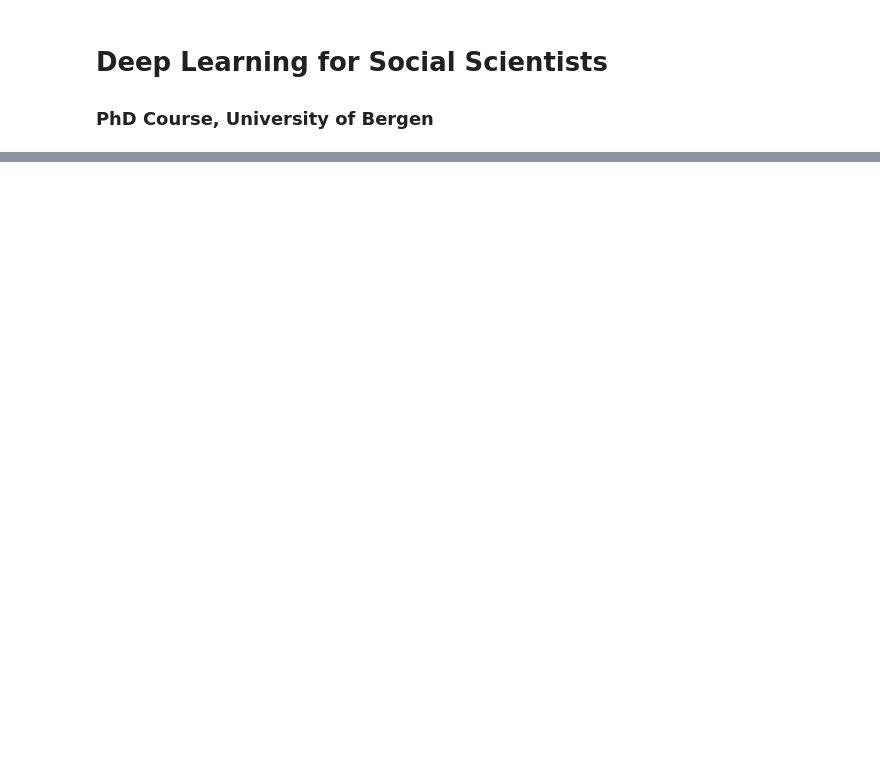
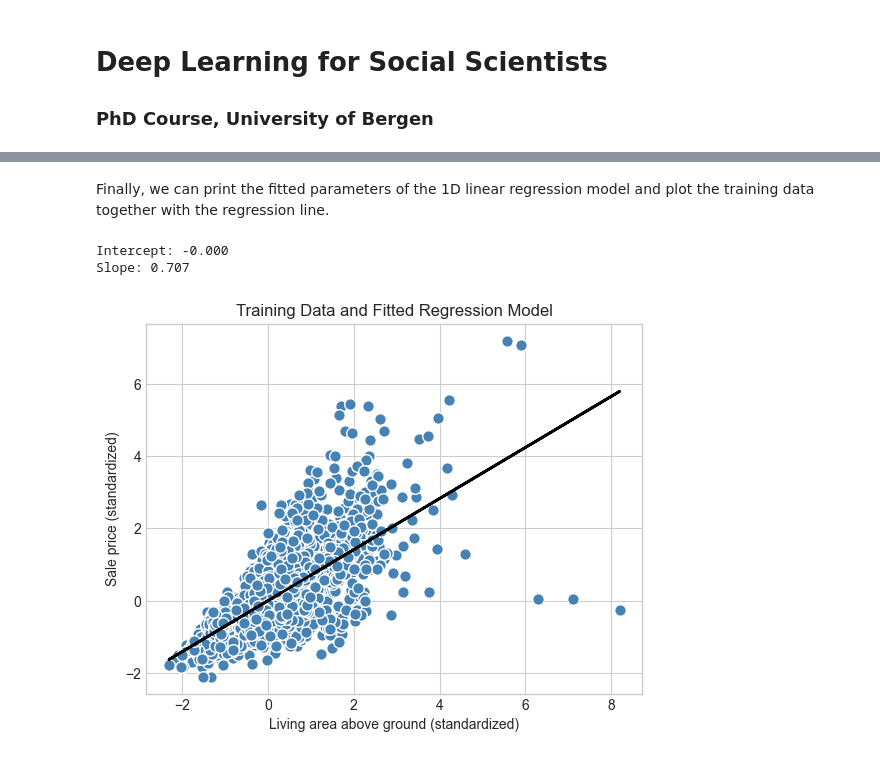
Before and after one commit to retowuest/uib-dl-2024, a Jupyter notebook: nb-1.ipynb, the cells around one changed output, grey strips where cells are left out. Saved outputs shown, nothing was run; the diff lists cells and outputs as text; code cells hidden in the pictures; blank space fills up the shorter version.

```diff
--- a/nb-1.ipynb
+++ b/nb-1.ipynb
@@ -35,0 +255,18 @@ $$
+# %% [markdown]
+Finally, we can print the fitted parameters of the 1D linear regression model and plot the training data together with the regression line.
+# %%
+# Print fitted model parameters
+print(f"Intercept: {lr_gd.phi0_[0]:.3f}")
+print(f"Slope: {lr_gd.phi_[0]:.3f}")
+
+# Plot training data together with regression line
+plt.scatter(X_std, y_std, c="steelblue", edgecolor="white", s=70)
+plt.plot(X_std, lr_gd.predict(X_std), color="black", lw=2)
+plt.xlabel("Living area above ground (standardized)")
+plt.ylabel("Sale price (standardized)")
+plt.title("Training Data and Fitted Regression Model")
+plt.show();
+# %% [output]
+Intercept: -0.000
+Slope: 0.707
+[figure, added]
```
Also changed, not shown: parts of 34 cells of this notebook.
